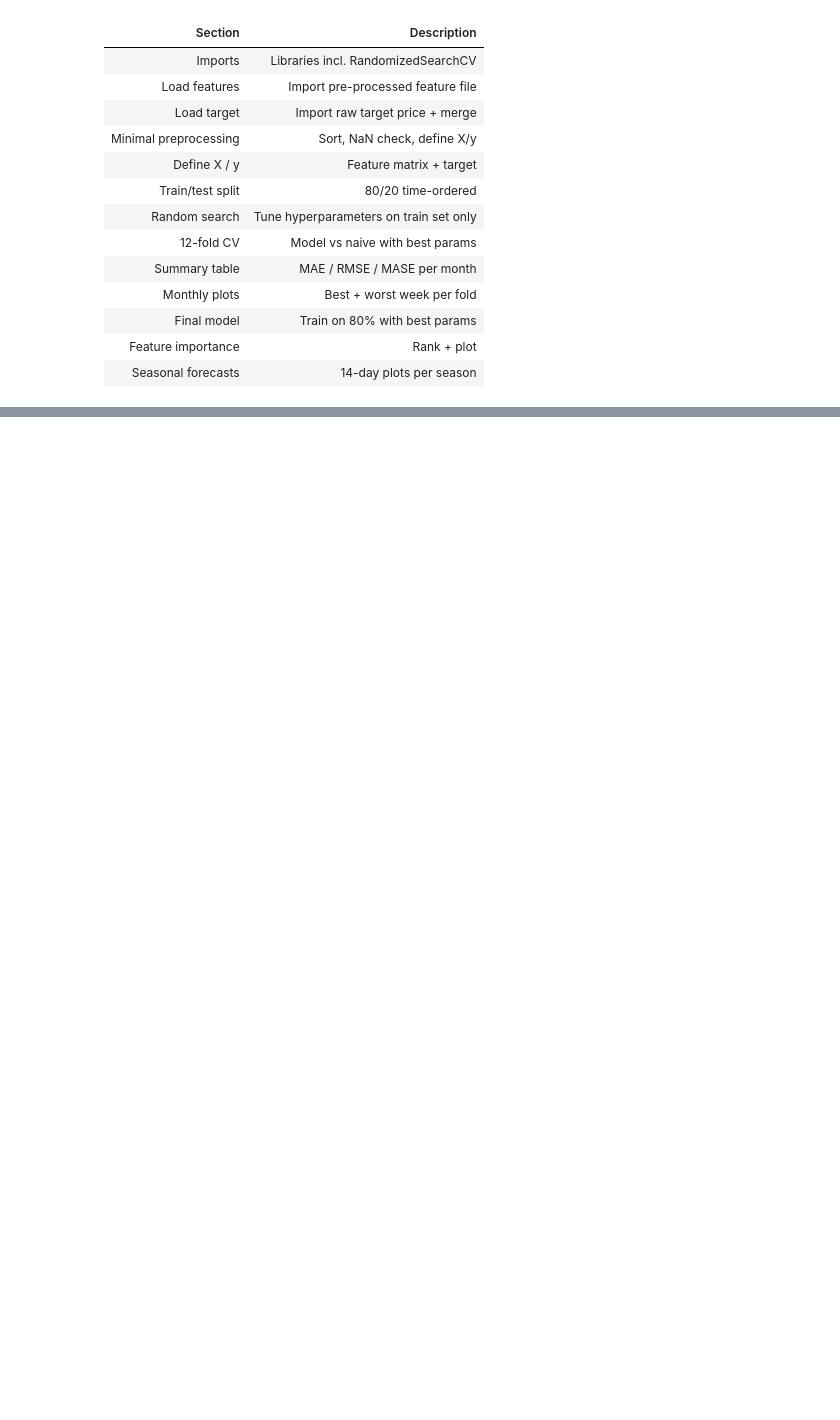
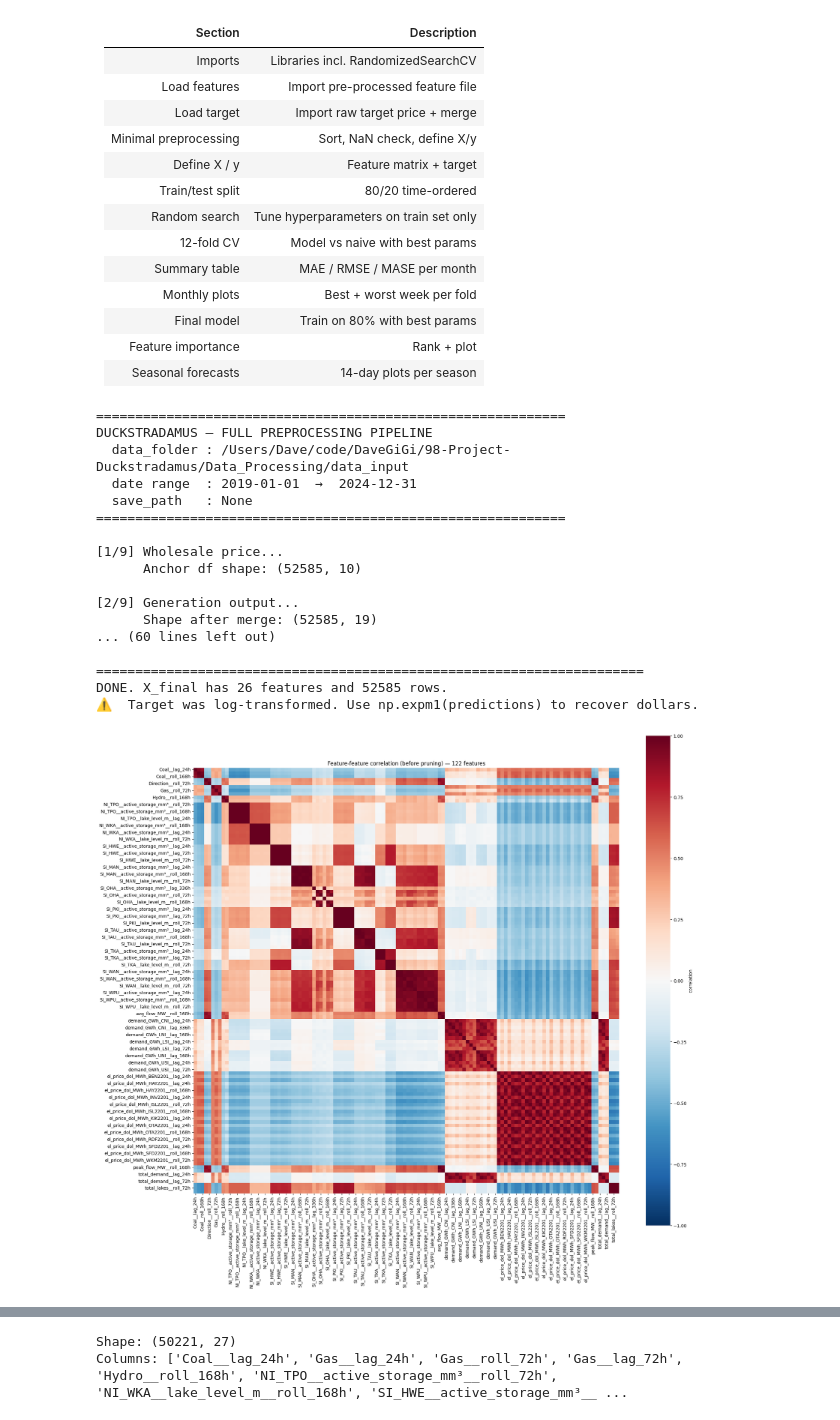
Before and after one commit to DaveGiGi/Duckstradamus, a Jupyter notebook: Model_XGBoost/Dave/xgboost_v4_prepfeat_disc.ipynb, the cells around one changed output, grey strips where cells are left out. Saved outputs shown, nothing was run; the diff lists cells and outputs as text; code cells hidden in the pictures; blank space fills up the shorter version.

```diff
--- a/Model_XGBoost/Dave/xgboost_v4_prepfeat_disc.ipynb
+++ b/Model_XGBoost/Dave/xgboost_v4_prepfeat_disc.ipynb
@@ -38,16 +54,48 @@ optuna.logging.set_verbosity(optuna.logging.WARNING)   # suppress per-trial nois
 # %%
 # ── Load dataset ──────────────────────────────────────────────────────────────
 # Single source containing both pre-processed features AND the target column.
 # Lagging, rolling, ffill already done upstream — no preprocessing needed here.
 #
-# TODO: update path when the new dataset is ready
-
-data_path = '../../Data_Processing/preprocessed_features.csv'   # update this
-
-df = pd.read_csv(data_path)
-df["datetime_utc12"] = pd.to_datetime(df["datetime_utc12"])
 
 target_col = "el_price_dol_MWh_OTA2201"
 
+df = run_full_preprocessing(
+    data_folder = "/Users/Dave/code/DaveGiGi/98-Project-Duckstradamus/Data_Processing/data_input",
+    start_date = "2019-01-01",
+    end_date = "2024-12-31"
+)
+
+df = prepare_xgboost_features(
+    df = df,
+    target = "el_price_dol_MWh_OTA2201",
+    skew_threshold=0.9,
+    target_corr_cutoff=0.20,
+    top_n_lags=3,
+    multicoll_threshold=0.9,
+    verbose=True,
+)
+
+df = build_xgboost_dataset(df)
+
+
 print("Shape:", df.shape)
 print("Columns:", df.columns.tolist())
+# %% [output]
+============================================================
+DUCKSTRADAMUS — FULL PREPROCESSING PIPELINE
+  data_folder : /Users/Dave/code/DaveGiGi/98-Project-Duckstradamus/Data_Processing/data_input
+  date range  : 2019-01-01  →  2024-12-31
+  save_path   : None
+============================================================
+
+[1/9] Wholesale price...
+      Anchor df shape: (52585, 10)
+
+[2/9] Generation output...
+      Shape after merge: (52585, 19)
+... (60 lines left out)
+
+======================================================================
+DONE. X_final has 26 features and 52585 rows.
+⚠️  Target was log-transformed. Use np.expm1(predictions) to recover dollars.
+[figure, added]
@@ -53,0 +103,2 @@ print("Columns:", df.columns.tolist())
+Shape: (50221, 27)
+Columns: ['Coal__lag_24h', 'Gas__lag_24h', 'Gas__roll_72h', 'Gas__lag_72h', 'Hydro__roll_168h', 'NI_TPO__active_storage_mm³__roll_72h', 'NI_WKA__lake_level_m__roll_168h', 'SI_HWE__active_storage_mm³__ ...
```
Also changed, not shown: parts of 9 cells of this notebook, 2 other files.
